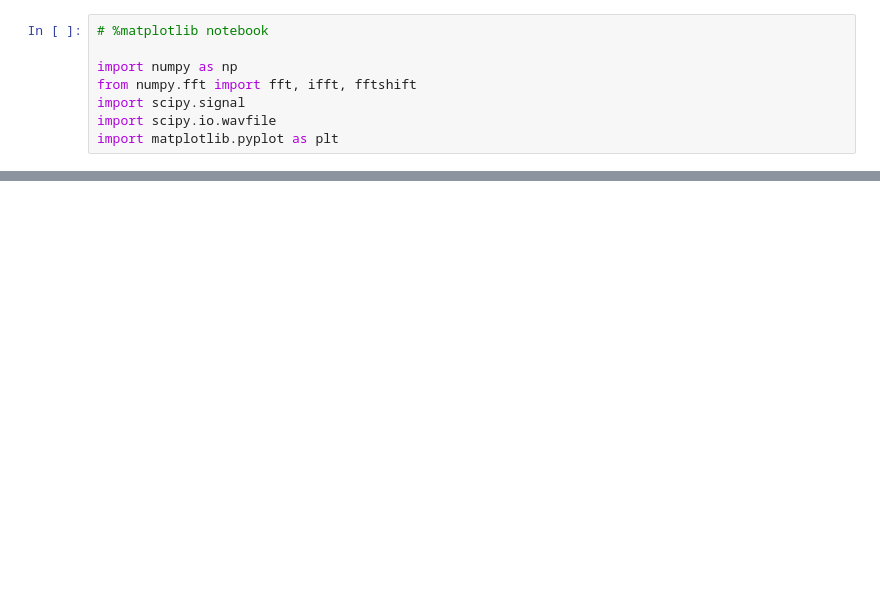
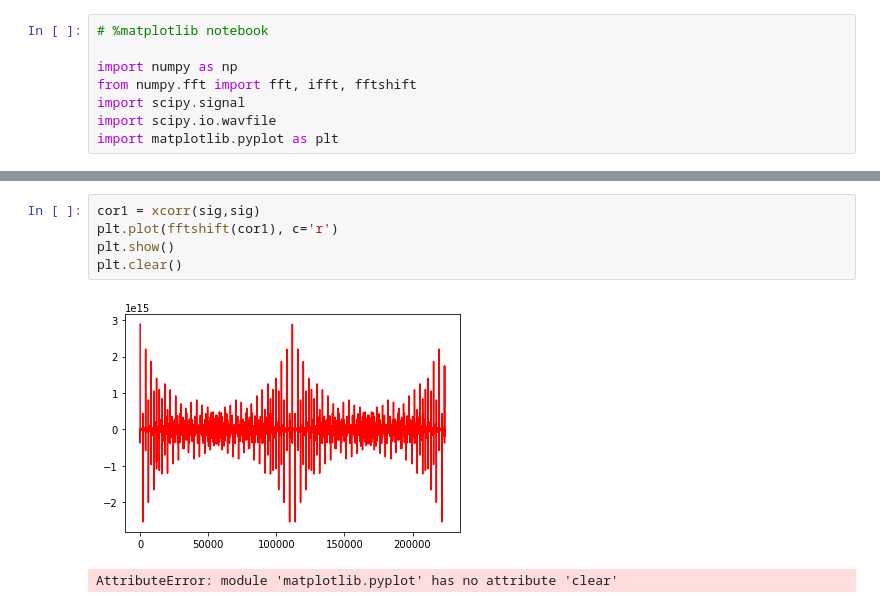
Before and after one commit to blair3sat/irss, a Jupyter notebook: chirpfinder_sim.ipynb, the cells around one changed output, grey strips where cells are left out. Drawn from its saved outputs; the diff is of its cells as text; blank space fills up the shorter version.

```diff
--- a/chirpfinder_sim.ipynb
+++ b/chirpfinder_sim.ipynb
@@ -145,0 +147,8 @@ plt.show()
+# %%
+cor1 = xcorr(sig,sig)
+plt.plot(fftshift(cor1), c='r')
+plt.show()
+plt.clear()
+# %% [output]
+[figure, added]
+AttributeError: module 'matplotlib.pyplot' has no attribute 'clear'
```
Also changed, not shown: parts of 12 cells of this notebook.
